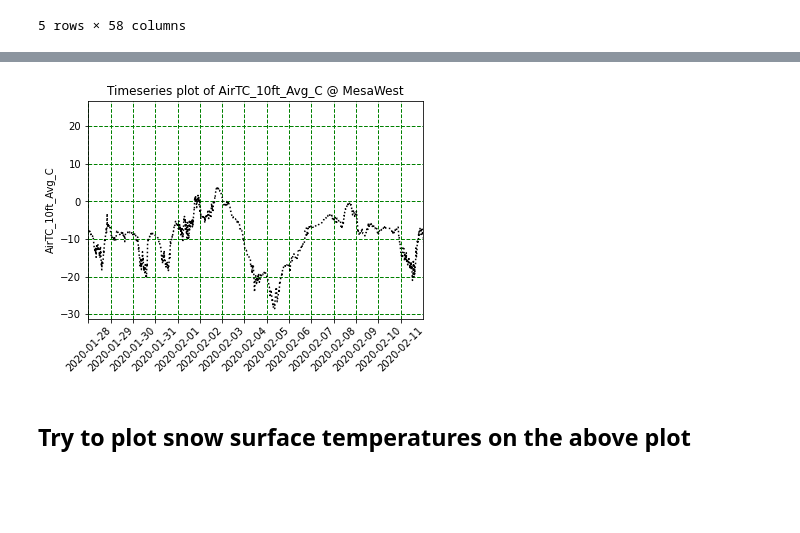
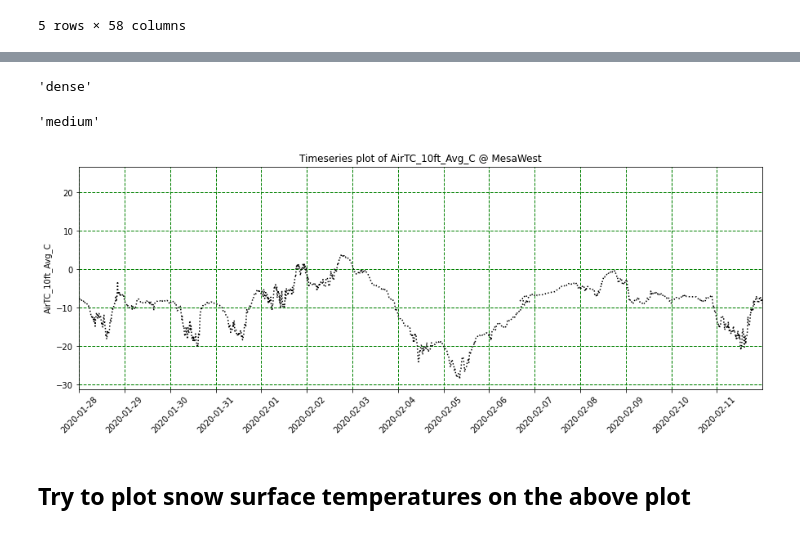
Before and after one commit to snowex-hackweek/hot-pow, a Jupyter notebook: contributors/Jeremy_Johnston/MetSiteData_FromGoogleDrive.ipynb, the cells around one changed output, grey strips where cells are left out. Saved outputs shown, nothing was run; the diff lists cells and outputs as text; code cells hidden in the pictures; blank space fills up the shorter version.

```diff
--- a/contributors/Jeremy_Johnston/MetSiteData_FromGoogleDrive.ipynb
+++ b/contributors/Jeremy_Johnston/MetSiteData_FromGoogleDrive.ipynb
@@ -21,6 +21,7 @@ import matplotlib.pyplot as plt
 import datetime
 
 #load in csv file
+f = 'MW-V7_clean.csv'
 df = pd.read_csv('./'+f)
 
 #converts any NAN text to NaN and numeric columns (fixes error raised)
@@ -83,25 +127,34 @@ MW_lon = -108.21399
+# %%
+parse_veg_class('8S18')
+# %% [output]
+'dense'
+# %%
+parse_depth_class('8S18')
+# %% [output]
+'medium'
 # %%
 #plotting air temperature at 10ft above ground
 variable = 'AirTC_10ft_Avg_C'
 IOP = 1 #if IOP = 1, will focus in on IOP period
 # plot the index for the x-values
+plt.figure(figsize=(15,5))
 plt.plot(df['Datetime_UTC'], df[variable], color='k',linestyle = ':')
 plt.grid(color='g', linestyle='--', linewidth=1)
 #plt.xlabel('Date')
 plt.xticks(rotation=45)
 plt.ylabel(variable)
 plt.title('Timeseries plot of ' + variable + ' @ MesaWest')
 if IOP == 1:
     d1 = datetime.datetime(year=2020,month=1,day=28)
     d2 = datetime.datetime(year=2020,month=2,day=12)
     delta = d2 - d1
     plt.xlim(d1,d2)
     date_list = [d1 + datetime.timedelta(days=x) for x in range(delta.days)]
     datestr_list = [date_i.strftime('%Y-%m-%d') for date_i in date_list]
     plt.xticks(ticks=date_list, labels=datestr_list)
 plt.show()
 # %% [output]
-[figure, old version]
+[figure, new version]
 # %% [markdown]
 ## Try to plot snow surface temperatures on the above plot
 # %%
```
Also changed, not shown: parts of 14 cells of this notebook, 6 other files.
